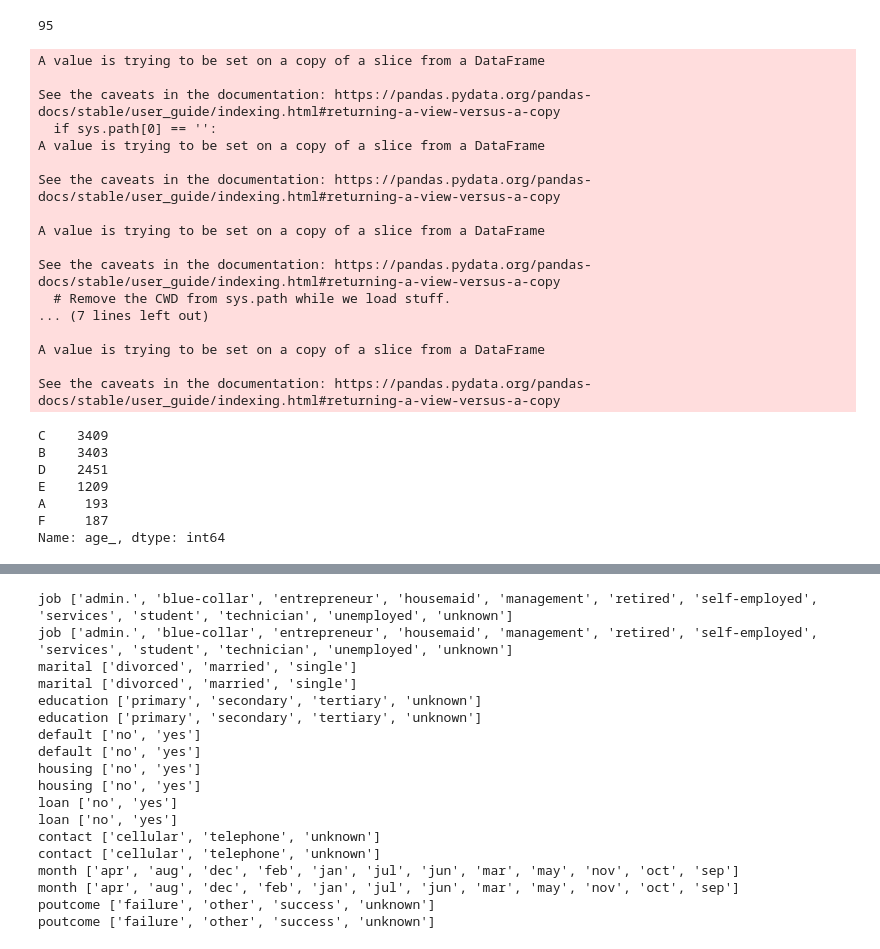
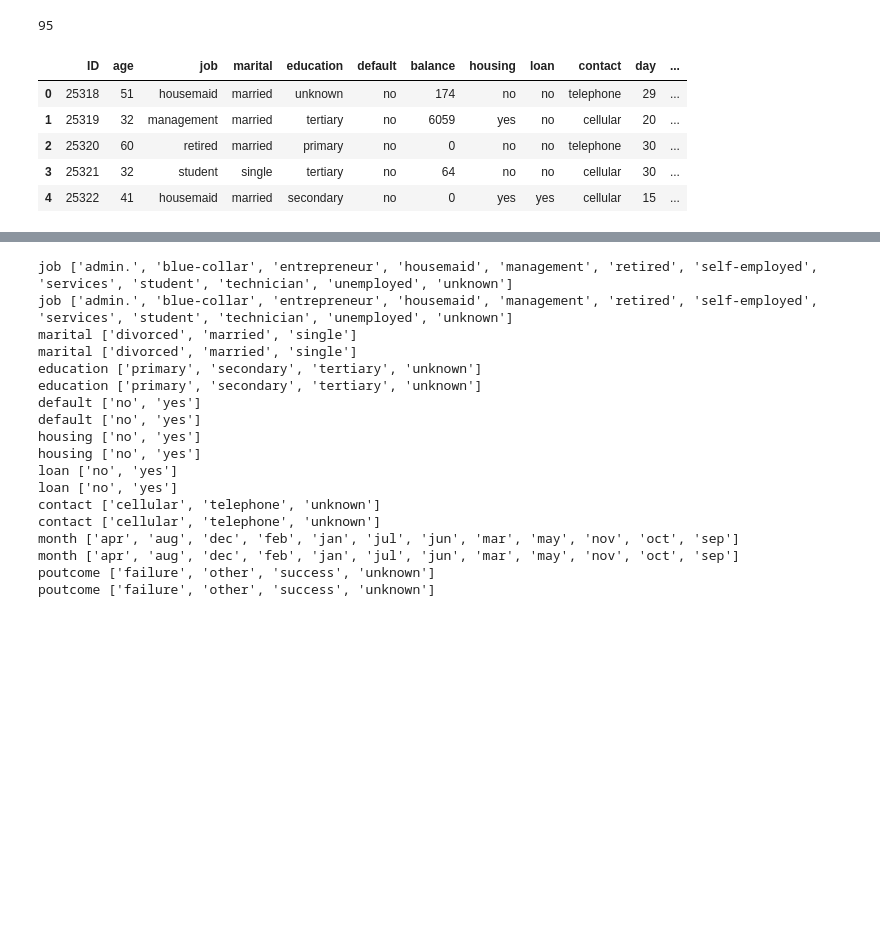
Before and after one commit to hitskyer/course, a Jupyter notebook: dnn/chenmingming/competition/buy_bank_product_kesci/buy_product_predict.ipynb, the cells around one changed output, grey strips where cells are left out. Cells and saved outputs as stored; diff of their text form; code cells hidden in the pictures; blank space fills up the shorter version.

```diff
--- a/dnn/chenmingming/competition/buy_bank_product_kesci/buy_product_predict.ipynb
+++ b/dnn/chenmingming/competition/buy_bank_product_kesci/buy_product_predict.ipynb
@@ -114,52 +117,42 @@ train['age'].max()
 # %%
 # 年龄划分，如果是树模型不用做此步，树模型会自己找最佳的切分点
 def split_age(data, do=True):
     if not do:
         return data
     data['age_'] = ''
     for i, age in enumerate(data['age']):
         if age < 25:
             data['age_'][i] = 'A'
         elif age < 35:
             data['age_'][i] = 'B'
         elif age < 45:
             data['age_'][i] = 'C'
         elif age < 55:
             data['age_'][i] = 'D'
         elif age < 65:
             data['age_'][i] = 'E'
         else:
             data['age_'][i] = 'F'
+    data = data.drop(['age'],axis=1)
     return data
 
 
-train = split_age(train)
-test = split_age(test)
-train_part = split_age(train_part)
-valid_part = split_age(valid_part)
-test['age_'].value_counts()
+# train = split_age(train)
+# test = split_age(test)
+# train_part = split_age(train_part)
+# valid_part = split_age(valid_part)
+
+train = split_age(train,False)
+test = split_age(test,False)
+train_part = split_age(train_part,False)
+valid_part = split_age(valid_part,False)
+
+# test['age_'].value_counts()
+test.head(5)
 # %% [output]
-A value is trying to be set on a copy of a slice from a DataFrame
-
-See the caveats in the documentation: https://pandas.pydata.org/pandas-docs/stable/user_guide/indexing.html#returning-a-view-versus-a-copy
-  if sys.path[0] == '':
-A value is trying to be set on a copy of a slice from a DataFrame
-
-See the caveats in the documentation: https://pandas.pydata.org/pandas-docs/stable/user_guide/indexing.html#returning-a-view-versus-a-copy
-
-A value is trying to be set on a copy of a slice from a DataFrame
-
-See the caveats in the documentation: https://pandas.pydata.org/pandas-docs/stable/user_guide/indexing.html#returning-a-view-versus-a-copy
-  # Remove the CWD from sys.path while we load stuff.
-... (7 lines left out)
-
-A value is trying to be set on a copy of a slice from a DataFrame
-
-See the caveats in the documentation: https://pandas.pydata.org/pandas-docs/stable/user_guide/indexing.html#returning-a-view-versus-a-copy
-C    3409
-B    3403
-D    2451
-E    1209
-A     193
-F     187
-Name: age_, dtype: int64
+|  | ID | age | job | marital | education | default | balance | housing | loan | contact | day | ... |
+| 0 | 25318 | 51 | housemaid | married | unknown | no | 174 | no | no | telephone | 29 | ... |
+| 1 | 25319 | 32 | management | married | tertiary | no | 6059 | yes | no | cellular | 20 | ... |
+| 2 | 25320 | 60 | retired | married | primary | no | 0 | no | no | telephone | 30 | ... |
+| 3 | 25321 | 32 | student | single | tertiary | no | 64 | no | no | cellular | 30 | ... |
+| 4 | 25322 | 41 | housemaid | married | secondary | no | 0 | yes | yes | cellular | 15 | ... |
```
Also changed, not shown: parts of 12 cells of this notebook.
